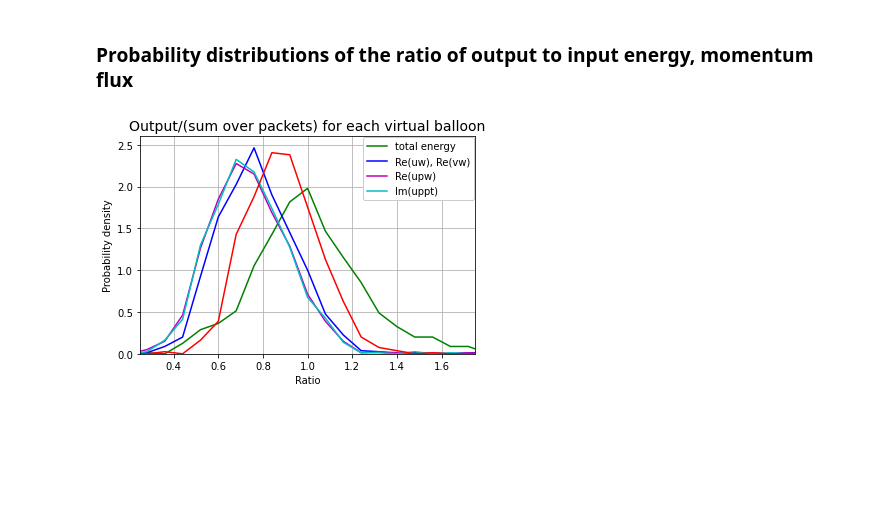
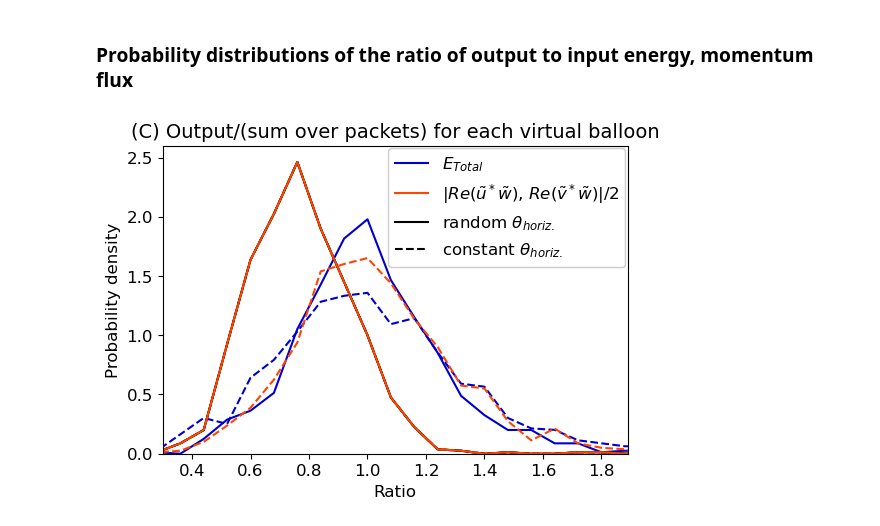
Before and after one commit to bgrrieaenn/overlapping-waves, a Jupyter notebook: virtual_balloons/plot_output.ipynb, the cells around one changed output. Saved outputs shown, nothing was run; the diff lists cells and outputs as text; code cells hidden in the pictures; blank space fills up the shorter version.

```diff
--- a/virtual_balloons/plot_output.ipynb
+++ b/virtual_balloons/plot_output.ipynb
@@ -1044,51 +295,67 @@ plt.legend(['Im(uppt), packets','Abs(uppt), packets','f,N'],
 # %% [markdown]
 ### Probability distributions of the ratio of output to input energy, momentum flux
 # %%
-flux_total_ratio = flux_total_eachpacket[:,-1]/np.sum(flux_total_eachpacket[:,:-1],axis=1)
-Etotal_ratio = Etotal_total[:,-1]/np.sum(Etotal_total[:,:-1],axis=1)
-flux_upw_ratio = flux_total_upw/flux_total_upw_eachpacket
-flux_uppt_ratio = flux_total_uppt/flux_total_uppt_eachpacket
-UpW_ratio = flux_total_absupw/flux_total_absupw_eachpacket
+# Fig. 1C
+
+container = np.load('GaussEnv_RandThH_1000B_20P_8omega0_Boussinesq.npz')
+#container = np.load('GaussEnv_RandThH_1000B_20P_8omega0_Boussinesq_randomUpDown.npz')
+data = [container[key] for key in container]
+Etotal_total1                   = data[23]  # (n_balloons)
+flux_total_eachpacket1          = data[10] # (n_balloons, n_packet_frequencies+1)
+
+container = np.load('GaussEnv_ThHpiover6_1000B_20P_8omega0_Boussinesq.npz')
+data = [container[key] for key in container]
+Etotal_total2                   = data[23]  # (n_balloons)
+flux_total_eachpacket2          = data[10] # (n_balloons, n_packet_frequencies+1)
+
+flux_total_ratio1 = flux_total_eachpacket1[:,-1]/np.sum(flux_total_eachpacket1[:,:-1],axis=1)
+Etotal_ratio1 = Etotal_total1[:,-1]/np.sum(Etotal_total1[:,:-1],axis=1)
+flux_total_ratio2 = flux_total_eachpacket2[:,-1]/np.sum(flux_total_eachpacket2[:,:-1],axis=1)
+Etotal_ratio2 = Etotal_total2[:,-1]/np.sum(Etotal_total2[:,:-1],axis=1)
 
 n_bins = 25
 bin_min = 0
 bin_max = 2
 bin_res = (bin_max - bin_min)/n_bins
 bins = bin_min + bin_res*np.arange(1 + n_bins)
 bin_centers = 0.5*(bins[:-1] + bins[1:])
 
-hist, _ = np.histogram(flux_total_ratio, bins = bins)
-pdf_flux_total_ratio = hist/(bin_res*np.sum(hist))
+hist, _ = np.histogram(flux_total_ratio1, bins = bins)
+pdf_flux_total_ratio1 = hist/(bin_res*np.sum(hist))
 
-hist, _ = np.histogram(Etotal_ratio, bins = bins)
-pdf_Etotal_ratio = hist/(bin_res*np.sum(hist))
+hist, _ = np.histogram(Etotal_ratio1, bins = bins)
+pdf_Etotal_ratio1 = hist/(bin_res*np.sum(hist))
 
-hist, _ = np.histogram(flux_upw_ratio, bins = bins)
-pdf_flux_upw_ratio = hist/(bin_res*np.sum(hist))
+hist, _ = np.histogram(flux_total_ratio2, bins = bins)
+pdf_flux_total_ratio2 = hist/(bin_res*np.sum(hist))
 
-hist, _ = np.histogram(flux_uppt_ratio, bins = bins)
-pdf_flux_uppt_ratio = hist/(bin_res*np.sum(hist))
-
-hist, _ = np.histogram(UpW_ratio, bins = bins)
-pdf_UpW_ratio = hist/(bin_res*np.sum(hist))
+hist, _ = np.histogram(Etotal_ratio2, bins = bins)
+pdf_Etotal_ratio2 = hist/(bin_res*np.sum(hist))
 
 
 
 plt.figure(figsize=(6,4))
-plt.plot(bin_centers, pdf_Etotal_ratio, 'g')
-plt.plot(bin_centers, pdf_flux_total_ratio, 'b')
-plt.plot(bin_centers, pdf_flux_upw_ratio, 'm')
-plt.plot(bin_centers, pdf_flux_uppt_ratio, 'c')
-plt.plot(bin_centers, pdf_UpW_ratio, 'r')
-plt.grid()
+plt.plot(bin_centers, pdf_Etotal_ratio1, c=matplotlib.colors.CSS4_COLORS['mediumblue'])
+plt.plot(bin_centers, pdf_flux_total_ratio1, c=matplotlib.colors.CSS4_COLORS['orangered'])
+plt.plot(bin_centers, pdf_flux_total_ratio1, 'k')
+plt.plot(bin_centers, pdf_flux_total_ratio1, '--k')
+plt.plot(bin_centers, pdf_Etotal_ratio2, c=matplotlib.colors.CSS4_COLORS['mediumblue'], linestyle='--')
+plt.plot(bin_centers, pdf_flux_total_ratio2, c=matplotlib.colors.CSS4_COLORS['orangered'], linestyle='--')
+plt.plot(bin_centers, pdf_flux_total_ratio1, c=matplotlib.colors.CSS4_COLORS['orangered'])
+#plt.grid()
 plt.xlim(bin_min, bin_max)
-plt.xlim(0.25, 1.75)
+plt.xlim(0.3, 1.89)
 plt.ylim(0,2.6)
-plt.title('Output/(sum over packets) for each virtual balloon', fontsize=14)
-plt.xlabel('Ratio')
-plt.ylabel('Probability density')
-plt.legend(['total energy','Re(uw), Re(vw)','Re(upw)','Im(uppt)'],
-           loc='upper right', bbox_to_anchor=(1.013, 1.019), framealpha=1);
-#plt.savefig('../plots/temp3.pdf', format='pdf', bbox_inches='tight');
+plt.title('(C) Output/(sum over packets) for each virtual balloon', fontsize=14)
+plt.xlabel('Ratio', fontsize=12)
+plt.ylabel('Probability density', fontsize=12)
+plt.xticks(fontsize=12)
+plt.yticks(fontsize=12)
+plt.legend([r'$E_{Total}$',
+            r'|$Re(\tilde{u}^*\tilde{w})$, $Re(\tilde{v}^*\tilde{w})$|/2',
+            r'random ${\theta}_{horiz.}$',
+            r'constant ${\theta}_{horiz.}$'],
+           loc='upper right', bbox_to_anchor=(1.013, 1.019), framealpha=1, fontsize=12);
+#plt.savefig('../plots/temp2b2.pdf', format='pdf', bbox_inches='tight');
 # %% [output]
-[figure, old version]
+[figure, new version]
```
Also changed, not shown: parts of 28 cells of this notebook, 1 other file.
